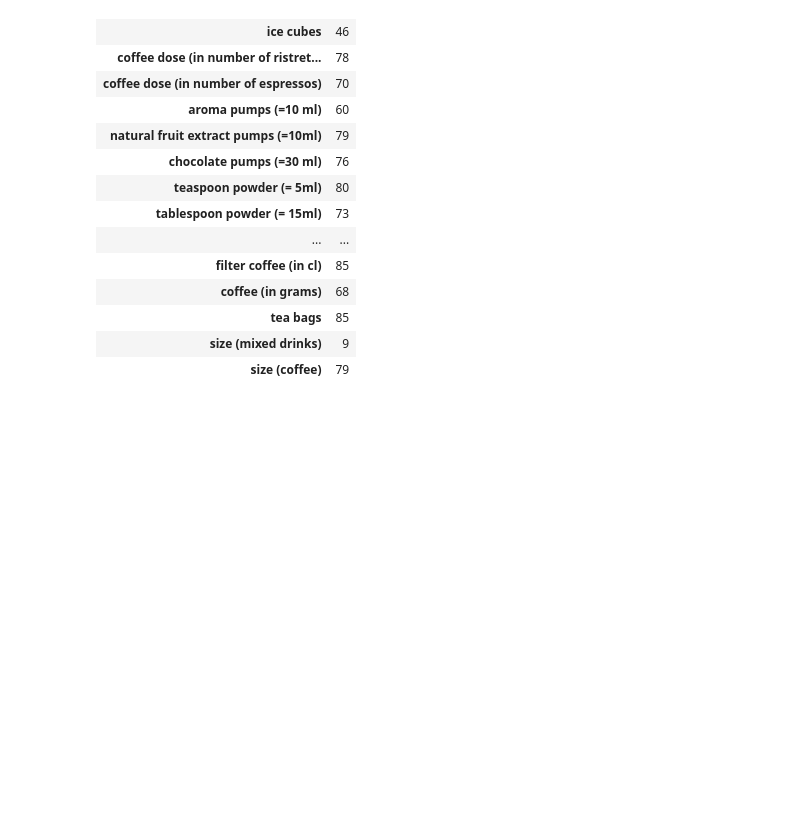
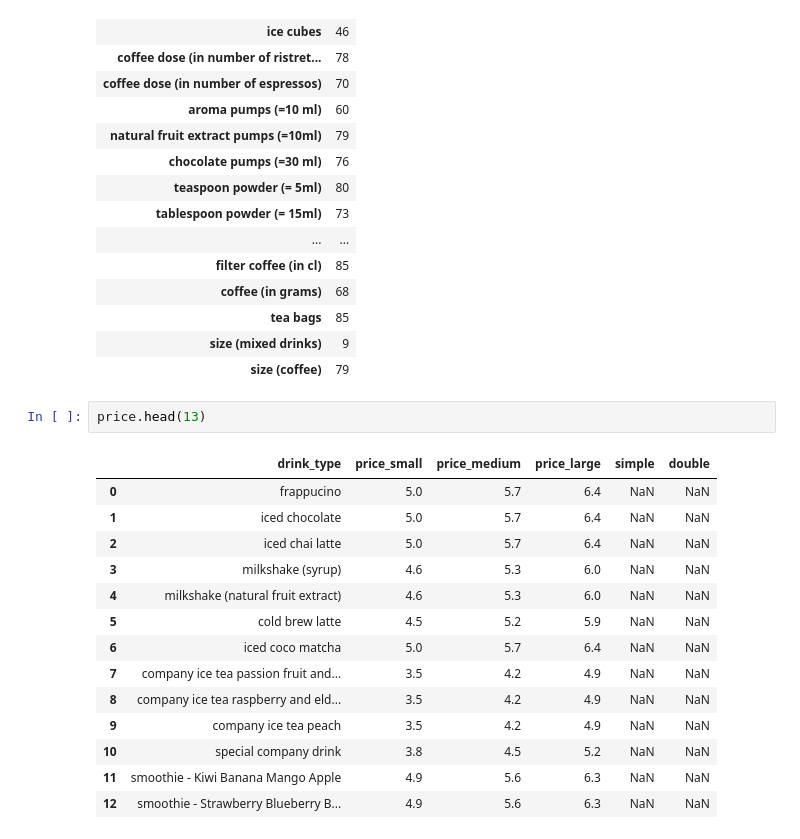
Before and after one commit to Luna-Agora/coffee, a Jupyter notebook: Notebooks/coffee notebook.ipynb, the cells around one changed output. Cells and saved outputs as stored; diff of their text form; blank space fills up the shorter version.

```diff
--- a/Notebooks/coffee notebook.ipynb
+++ b/Notebooks/coffee notebook.ipynb
@@ -443,3 +443,20 @@ nulls
 | tea bags | 85 |
 | size (mixed drinks) | 9 |
 | size (coffee) | 79 |
+# %%
+price.head(13)
+# %% [output]
+|  | drink_type | price_small | price_medium | price_large | simple | double |
+| 0 | frappucino | 5.0 | 5.7 | 6.4 | NaN | NaN |
+| 1 | iced chocolate | 5.0 | 5.7 | 6.4 | NaN | NaN |
+| 2 | iced chai latte | 5.0 | 5.7 | 6.4 | NaN | NaN |
+| 3 | milkshake (syrup) | 4.6 | 5.3 | 6.0 | NaN | NaN |
+| 4 | milkshake (natural fruit extract) | 4.6 | 5.3 | 6.0 | NaN | NaN |
+| 5 | cold brew latte | 4.5 | 5.2 | 5.9 | NaN | NaN |
+| 6 | iced coco matcha | 5.0 | 5.7 | 6.4 | NaN | NaN |
+| 7 | company ice tea passion fruit and... | 3.5 | 4.2 | 4.9 | NaN | NaN |
+| 8 | company ice tea raspberry and eld... | 3.5 | 4.2 | 4.9 | NaN | NaN |
+| 9 | company ice tea peach | 3.5 | 4.2 | 4.9 | NaN | NaN |
+| 10 | special company drink | 3.8 | 4.5 | 5.2 | NaN | NaN |
+| 11 | smoothie - Kiwi Banana Mango Apple | 4.9 | 5.6 | 6.3 | NaN | NaN |
+| 12 | smoothie - Strawberry Blueberry B... | 4.9 | 5.6 | 6.3 | NaN | NaN |
```
